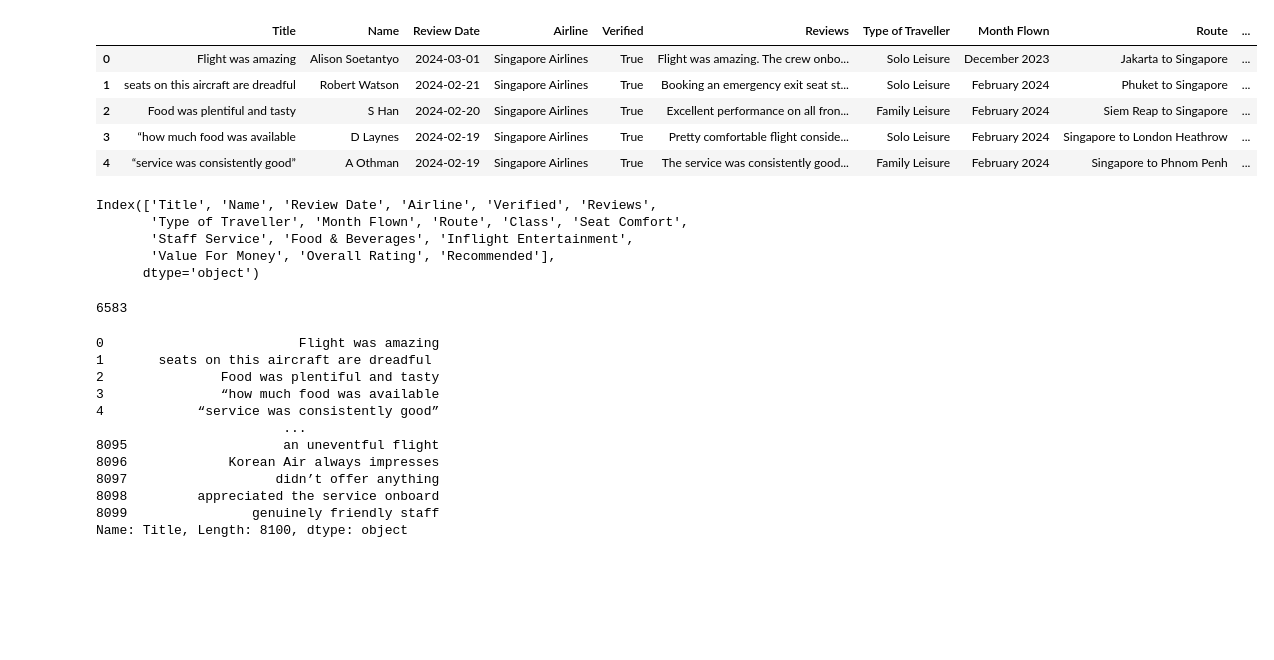
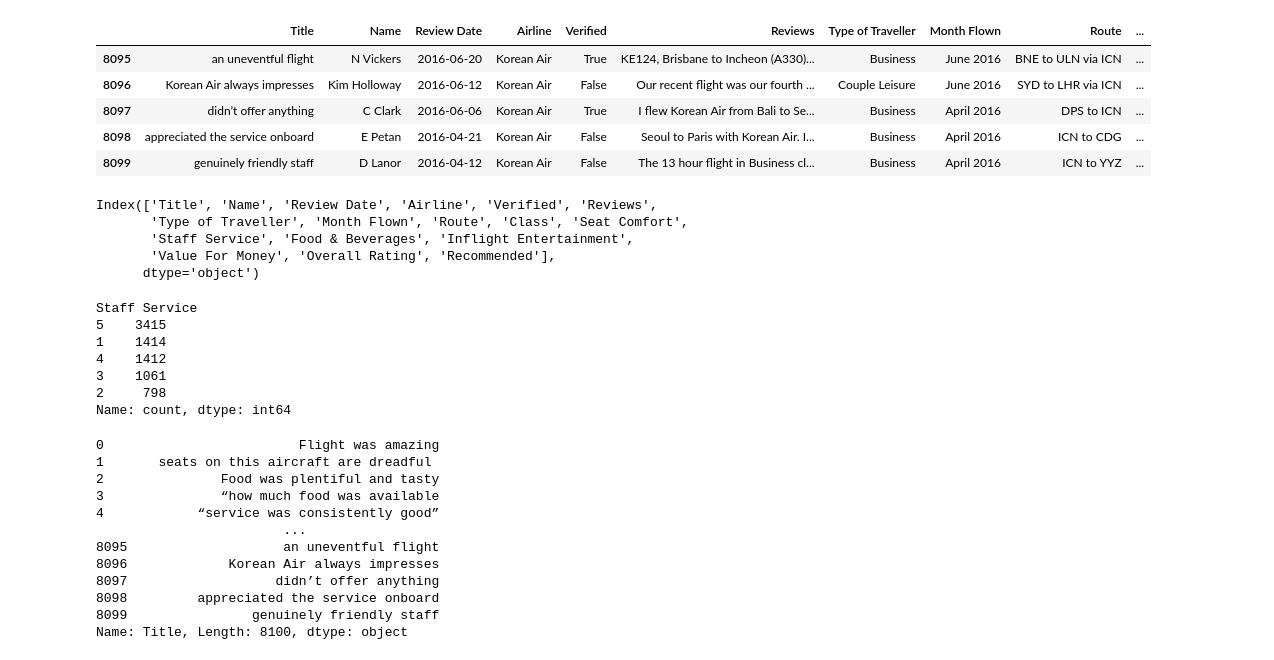
Before and after one commit to HasmigG/Airline_Passenger_Satisfaction_Analysis, a Jupyter notebook: etl_3.ipynb, the cells around one changed output. Saved outputs shown, nothing was run; the diff lists cells and outputs as text; code cells hidden in the pictures; blank space fills up the shorter version.

```diff
--- a/etl_3.ipynb
+++ b/etl_3.ipynb
@@ -3,13 +3,13 @@ import pandas as pd
 # %%
 df = pd.read_csv('Resources/airlines_reviews.csv')
 # %%
-df.head()
+df.tail()
 # %% [output]
 |  | Title | Name | Review Date | Airline | Verified | Reviews | Type of Traveller | Month Flown | Route | ... |
-| 0 | Flight was amazing | Alison Soetantyo | 2024-03-01 | Singapore Airlines | True | Flight was amazing. The crew onbo... | Solo Leisure | December 2023 | Jakarta to Singapore | ... |
-| 1 | seats on this aircraft are dreadful | Robert Watson | 2024-02-21 | Singapore Airlines | True | Booking an emergency exit seat st... | Solo Leisure | February 2024 | Phuket to Singapore | ... |
-| 2 | Food was plentiful and tasty | S Han | 2024-02-20 | Singapore Airlines | True | Excellent performance on all fron... | Family Leisure | February 2024 | Siem Reap to Singapore | ... |
-| 3 | “how much food was available | D Laynes | 2024-02-19 | Singapore Airlines | True | Pretty comfortable flight conside... | Solo Leisure | February 2024 | Singapore to London Heathrow | ... |
-| 4 | “service was consistently good” | A Othman | 2024-02-19 | Singapore Airlines | True | The service was consistently good... | Family Leisure | February 2024 | Singapore to Phnom Penh | ... |
+| 8095 | an uneventful flight | N Vickers | 2016-06-20 | Korean Air | True | KE124, Brisbane to Incheon (A330)... | Business | June 2016 | BNE to ULN via ICN | ... |
+| 8096 | Korean Air always impresses | Kim Holloway | 2016-06-12 | Korean Air | False | Our recent flight was our fourth ... | Couple Leisure | June 2016 | SYD to LHR via ICN | ... |
+| 8097 | didn’t offer anything | C Clark | 2016-06-06 | Korean Air | True | I flew Korean Air from Bali to Se... | Business | April 2016 | DPS to ICN | ... |
+| 8098 | appreciated the service onboard | E Petan | 2016-04-21 | Korean Air | False | Seoul to Paris with Korean Air. I... | Business | April 2016 | ICN to CDG | ... |
+| 8099 | genuinely friendly staff | D Lanor | 2016-04-12 | Korean Air | False | The 13 hour flight in Business cl... | Business | April 2016 | ICN to YYZ | ... |
 # %%
 df.columns
@@ -19,10 +23,16 @@ Index(['Title', 'Name', 'Review Date', 'Airline', 'Verified', 'Reviews',
        'Staff Service', 'Food & Beverages', 'Inflight Entertainment',
        'Value For Money', 'Overall Rating', 'Recommended'],
       dtype='object')
-# %%
-df['Name'].nunique()
-# %% [output]
-6583
+# %%
+df['Staff Service'].value_counts()
+# %% [output]
+Staff Service
+5    3415
+1    1414
+4    1412
+3    1061
+2     798
+Name: count, dtype: int64
 # %%
 df['Title']
 # %% [output]
```
Also changed, not shown: parts of 8 cells of this notebook, 1 other file.
